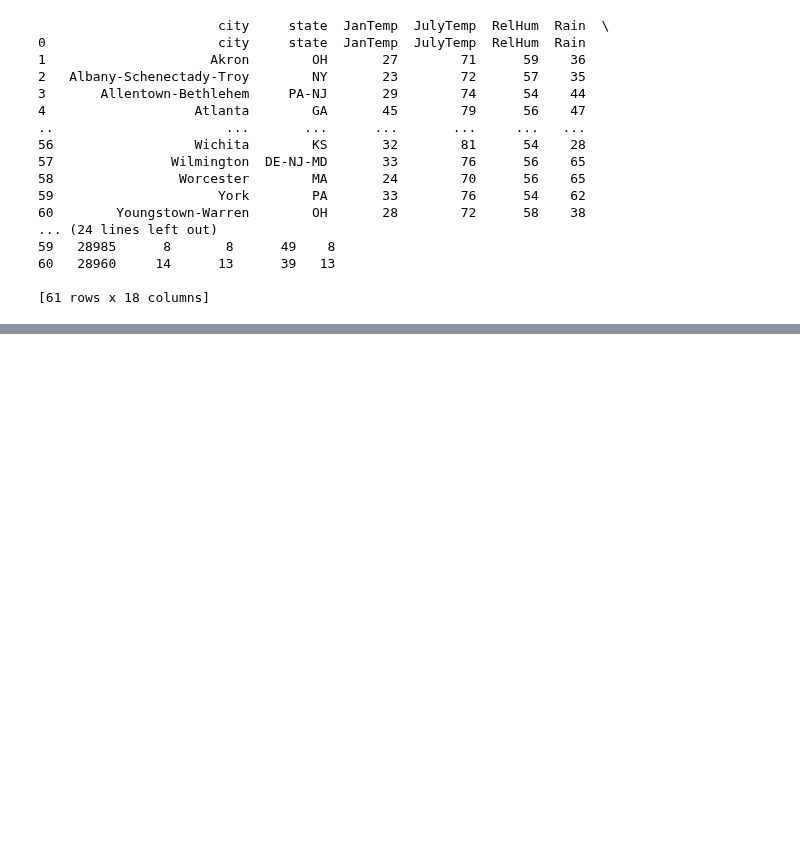
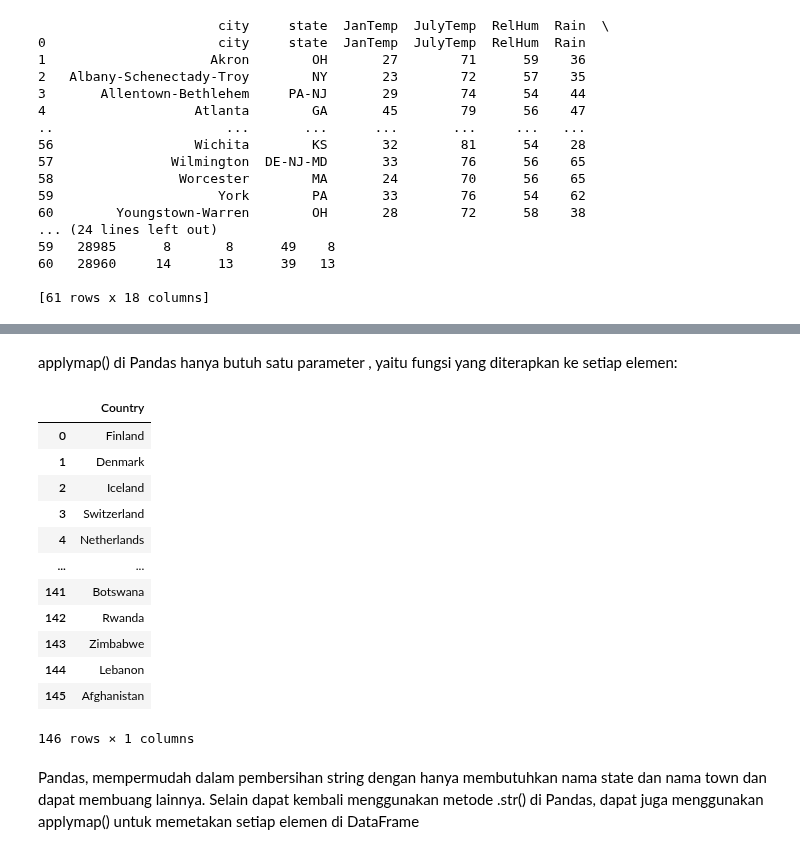
Before and after one commit to aricahyasaputra/data-sains-course-assigment-, a Jupyter notebook: Week 7/Tugas_7_Data_Sains.ipynb, the cells around one changed output, grey strips where cells are left out. Drawn from its saved outputs; the diff is of its cells as text; code cells hidden in the pictures; blank space fills up the shorter version.

```diff
--- a/Week 7/Tugas_7_Data_Sains.ipynb
+++ b/Week 7/Tugas_7_Data_Sains.ipynb
@@ -425,3 +483,30 @@ df.drop([0])
+# %%
+def get_country(item):
+     if '*' in item:
+         return item[:item.find('*')]
+     else:
+         return item
+# %% [markdown]
+applymap() di Pandas hanya butuh satu parameter , yaitu fungsi yang diterapkan ke setiap elemen:
+# %%
+country_df =  df_country_only.applymap(get_country)
+country_df
+# %% [output]
+|  | Country |
+| 0 | Finland |
+| 1 | Denmark |
+| 2 | Iceland |
+| 3 | Switzerland |
+| 4 | Netherlands |
+| ... | ... |
+| 141 | Botswana |
+| 142 | Rwanda |
+| 143 | Zimbabwe |
+| 144 | Lebanon |
+| 145 | Afghanistan |
+146 rows × 1 columns
+# %% [markdown]
+Pandas, mempermudah dalam pembersihan string dengan hanya membutuhkan nama state dan nama town dan dapat membuang lainnya. Selain dapat kembali menggunakan metode .str() di Pandas, dapat juga menggunakan applymap() untuk memetakan setiap elemen di DataFrame
 # %%
 contoh_data = {0 : ['mock','python','real','numpy'],
                1 : ['Dataset','pandas','python','clean']}
```
Also changed, not shown: parts of 7 cells of this notebook.
